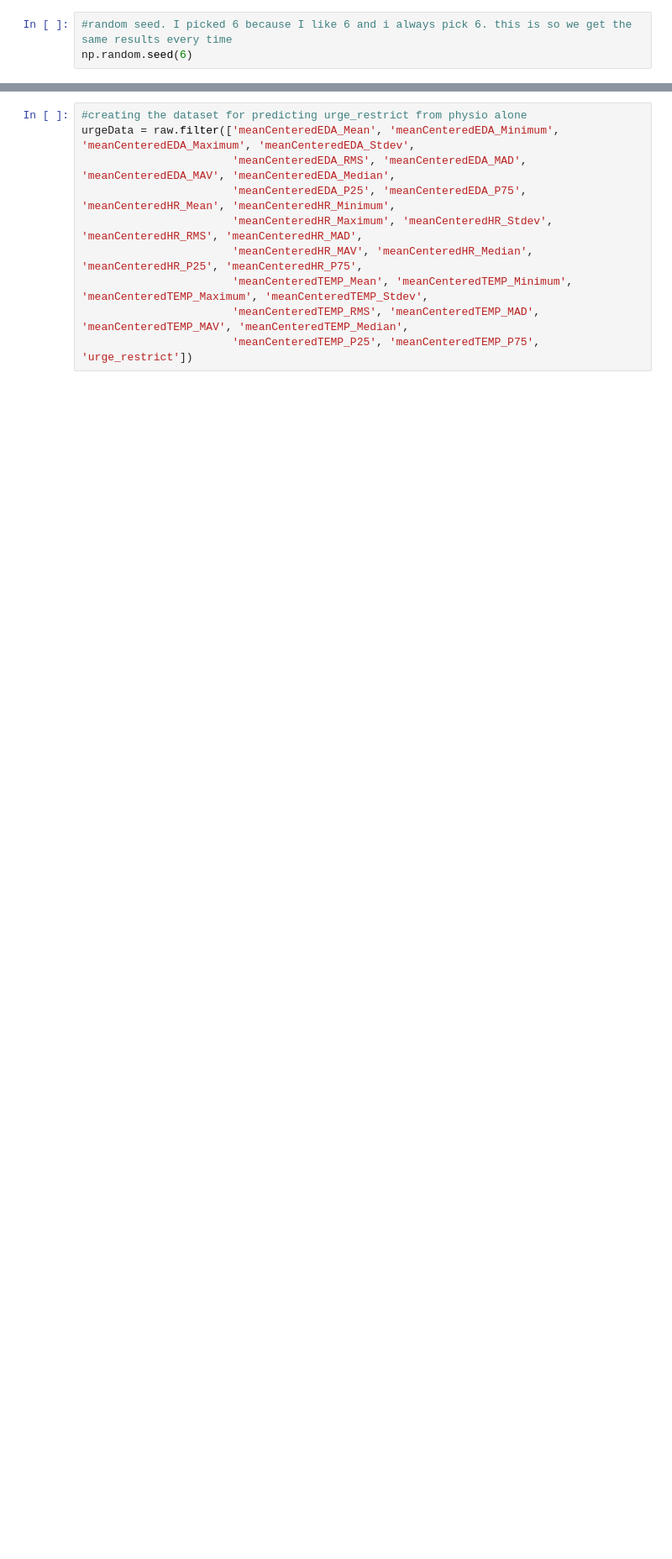
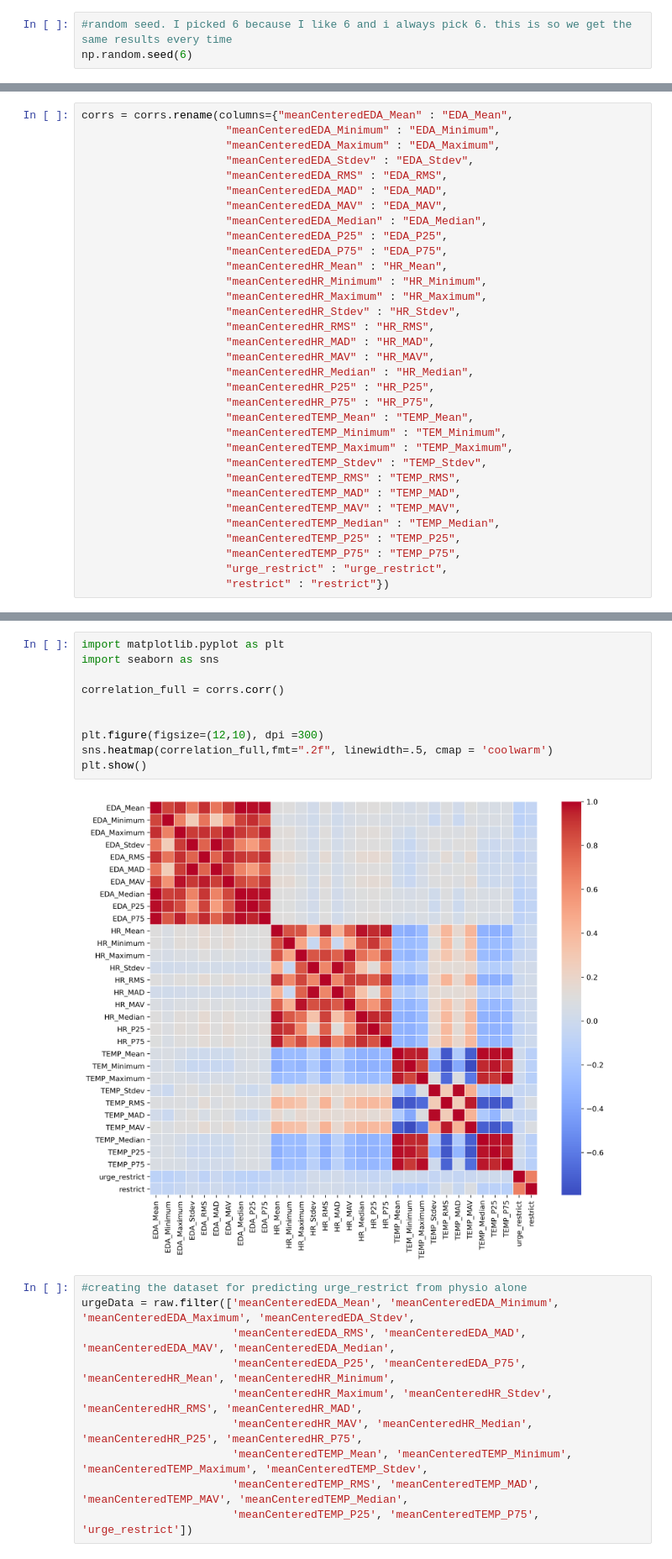
Before and after one commit to LSandovalAraujo/jpcs_special_issue, a Jupyter notebook: Elastic Net Reg for Manuscript.ipynb, the cells around one changed output, grey strips where cells are left out. Shown at 84% size. Cells and saved outputs as stored; diff of their text form; blank space fills up the shorter version.

```diff
--- a/Elastic Net Reg for Manuscript.ipynb
+++ b/Elastic Net Reg for Manuscript.ipynb
@@ -76,0 +90,33 @@ np.random.seed(6)
+# %%
+corrs = corrs.rename(columns={"meanCenteredEDA_Mean" : "EDA_Mean",
+                      "meanCenteredEDA_Minimum" : "EDA_Minimum",
+                      "meanCenteredEDA_Maximum" : "EDA_Maximum",
+                      "meanCenteredEDA_Stdev" : "EDA_Stdev",
+                      "meanCenteredEDA_RMS" : "EDA_RMS",
+                      "meanCenteredEDA_MAD" : "EDA_MAD",
+                      "meanCenteredEDA_MAV" : "EDA_MAV",
+                      "meanCenteredEDA_Median" : "EDA_Median",
+                      "meanCenteredEDA_P25" : "EDA_P25",
+                      "meanCenteredEDA_P75" : "EDA_P75",
+                      "meanCenteredHR_Mean" : "HR_Mean",
+                      "meanCenteredHR_Minimum" : "HR_Minimum",
+                      "meanCenteredHR_Maximum" : "HR_Maximum",
+                      "meanCenteredHR_Stdev" : "HR_Stdev",
+                      "meanCenteredHR_RMS" : "HR_RMS",
+                      "meanCenteredHR_MAD" : "HR_MAD",
+                      "meanCenteredHR_MAV" : "HR_MAV",
+                      "meanCenteredHR_Median" : "HR_Median",
+                      "meanCenteredHR_P25" : "HR_P25",
+                      "meanCenteredHR_P75" : "HR_P75",
+                      "meanCenteredTEMP_Mean" : "TEMP_Mean",
+                      "meanCenteredTEMP_Minimum" : "TEM_Minimum",
+                      "meanCenteredTEMP_Maximum" : "TEMP_Maximum",
+                      "meanCenteredTEMP_Stdev" : "TEMP_Stdev",
+                      "meanCenteredTEMP_RMS" : "TEMP_RMS",
+                      "meanCenteredTEMP_MAD" : "TEMP_MAD",
+                      "meanCenteredTEMP_MAV" : "TEMP_MAV",
+                      "meanCenteredTEMP_Median" : "TEMP_Median",
+                      "meanCenteredTEMP_P25" : "TEMP_P25",
+                      "meanCenteredTEMP_P75" : "TEMP_P75",
+                      "urge_restrict" : "urge_restrict",
+                      "restrict" : "restrict"})
@@ -77,3 +144,15 @@ np.random.seed(6)
+# %%
+import matplotlib.pyplot as plt
+import seaborn as sns
+
+correlation_full = corrs.corr()
+
+
+plt.figure(figsize=(12,10), dpi =300)
+sns.heatmap(correlation_full,fmt=".2f", linewidth=.5, cmap = 'coolwarm')
+plt.show()
+# %% [output]
+[figure, added]
 # %%
 #creating the dataset for predicting urge_restrict from physio alone
 urgeData = raw.filter(['meanCenteredEDA_Mean', 'meanCenteredEDA_Minimum', 'meanCenteredEDA_Maximum', 'meanCenteredEDA_Stdev',
```
Also changed, not shown: parts of 33 cells of this notebook.
